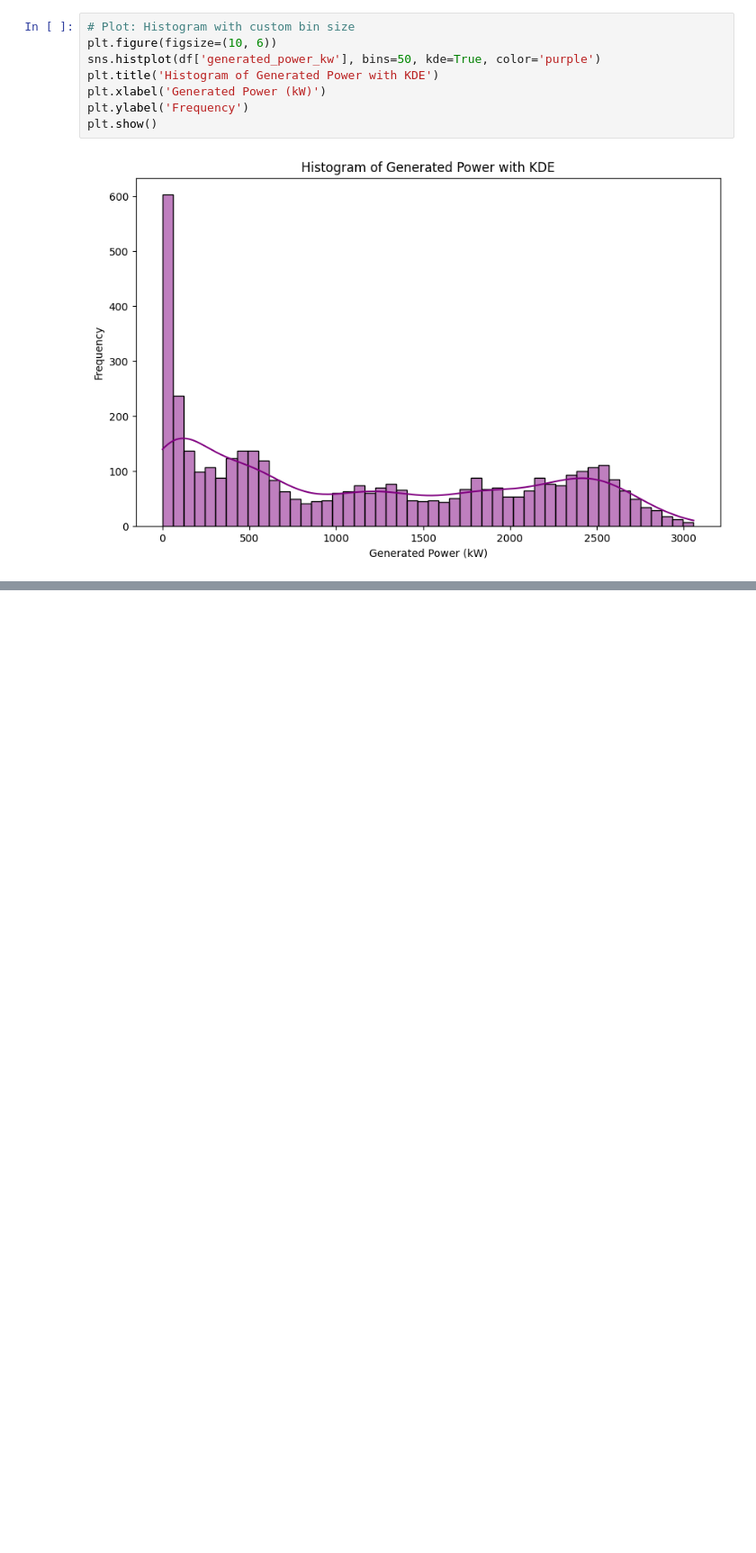
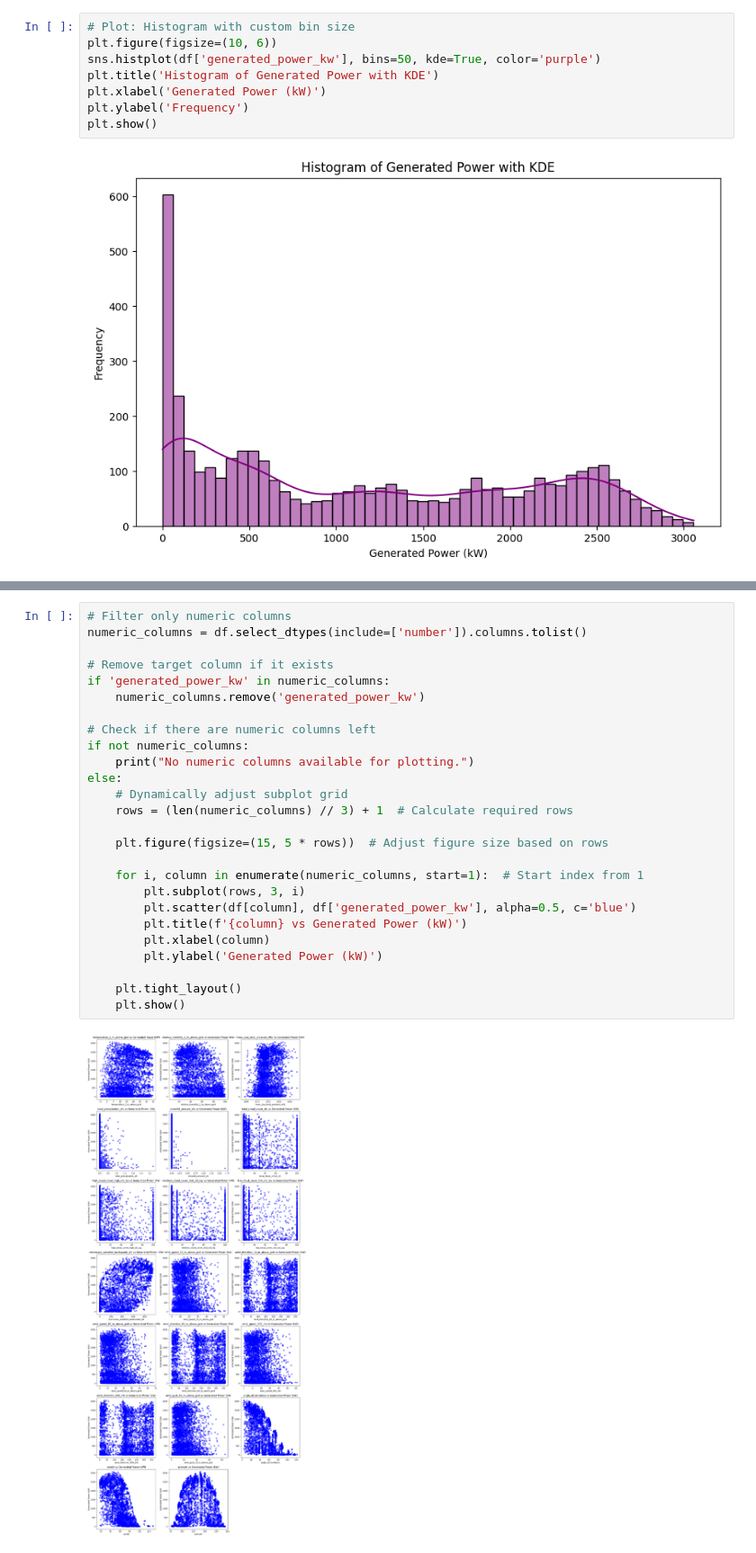
Before and after one commit to Akhil-crypto-shib/-Week-1-project, a Jupyter notebook: solarpowerprediction.ipynb, the cells around one changed output, grey strips where cells are left out. Shown at 90% size. Cells and saved outputs as stored; diff of their text form; blank space fills up the shorter version.

```diff
--- a/solarpowerprediction.ipynb
+++ b/solarpowerprediction.ipynb
@@ -159,0 +203,28 @@ plt.show()
+# %%
+# Filter only numeric columns
+numeric_columns = df.select_dtypes(include=['number']).columns.tolist()
+
+# Remove target column if it exists
+if 'generated_power_kw' in numeric_columns:
+    numeric_columns.remove('generated_power_kw')
+
+# Check if there are numeric columns left
+if not numeric_columns:
+    print("No numeric columns available for plotting.")
+else:
+    # Dynamically adjust subplot grid
+    rows = (len(numeric_columns) // 3) + 1  # Calculate required rows
+
+    plt.figure(figsize=(15, 5 * rows))  # Adjust figure size based on rows
+
+    for i, column in enumerate(numeric_columns, start=1):  # Start index from 1
+        plt.subplot(rows, 3, i)
+        plt.scatter(df[column], df['generated_power_kw'], alpha=0.5, c='blue')
+        plt.title(f'{column} vs Generated Power (kW)')
+        plt.xlabel(column)
+        plt.ylabel('Generated Power (kW)')
+
+    plt.tight_layout()
+    plt.show()
+# %% [output]
+[figure, added]
```
Also changed, not shown: parts of 9 cells of this notebook.
